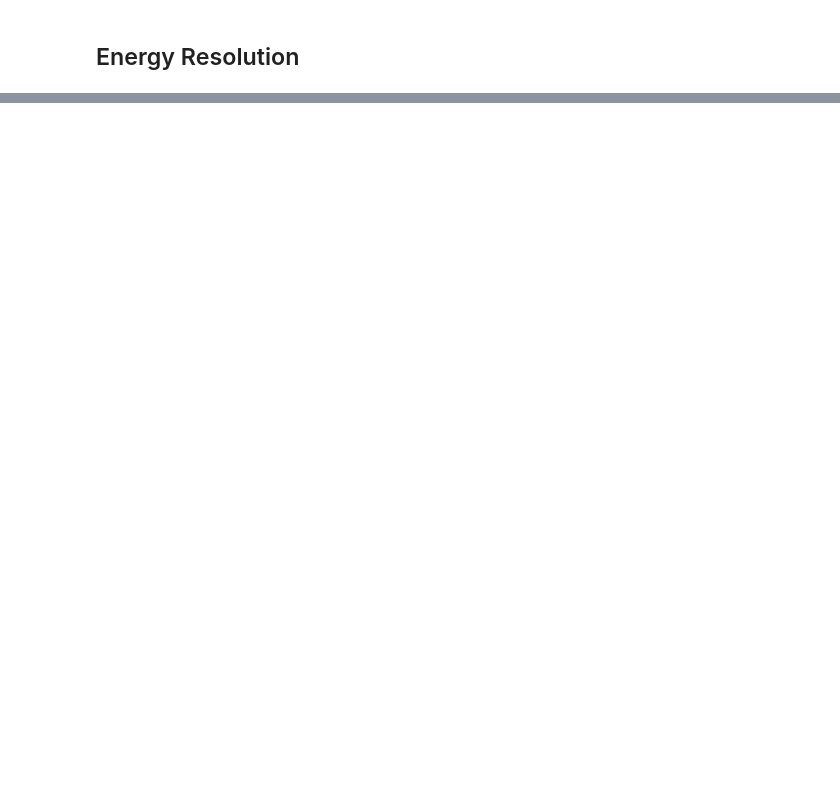
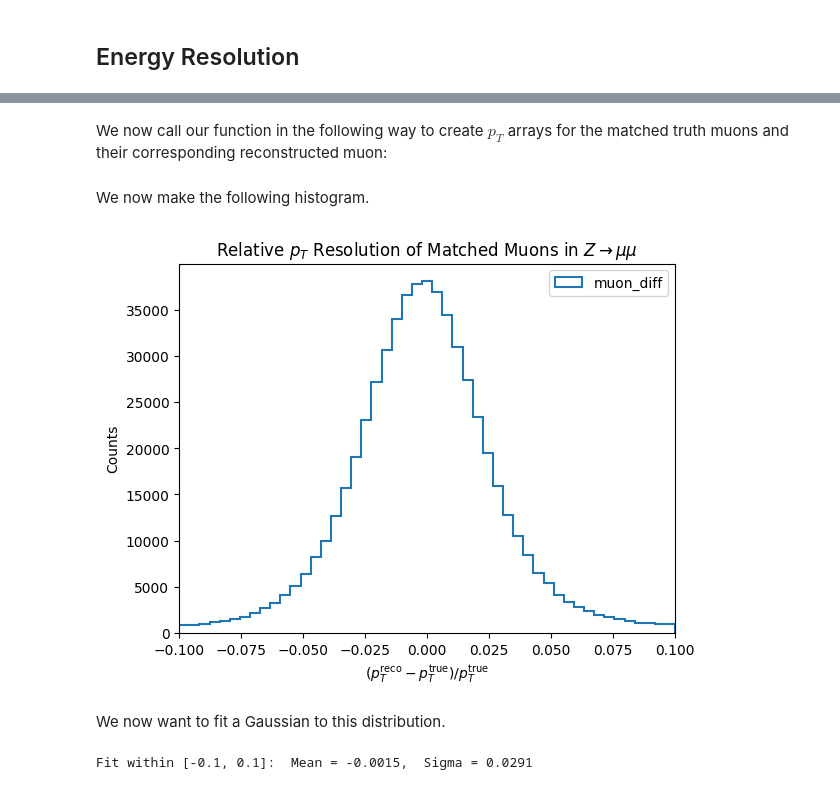
Before and after one commit to atlas-outreach-data-tools/notebooks-collection-opendata, a Jupyter notebook: 13-TeV-examples/uproot_python/detector_resolution.ipynb, the cells around one changed output, grey strips where cells are left out. Saved outputs shown, nothing was run; the diff lists cells and outputs as text; code cells hidden in the pictures; blank space fills up the shorter version.

Commit message:
Latest Update to Detector Resolution Notebook
I have made revisions to this notebook based off of Zach's comments. I started working on the coding section, but there is still some work to be done.

```diff
--- a/13-TeV-examples/uproot_python/detector_resolution.ipynb
+++ b/13-TeV-examples/uproot_python/detector_resolution.ipynb
@@ -72,0 +324,13 @@ where $M$ is ... and $p_T$ is ...
+# %%
+for array in tree.iterate(lep_variables, library="ak"):
+    # Creating arrays for truth_muon_pt, truth_muon_eta, and truth_muon_phi variables
+    lep_pt = array["lep_pt"]
+    lep_eta = array["lep_eta"]
+    lep_phi = array["lep_phi"]
+    lep_type = array["lep_type"]
+# %%
+# Flatten to treat all muons across all events as one big list
+lep_pt_flat = ak.flatten(lep_pt)
+lep_eta_flat = ak.flatten(lep_eta)
+lep_phi_flat = ak.flatten(lep_phi)
+lep_type_flat = ak.flatten(lep_type)
@@ -72,0 +339,8 @@ where $M$ is ... and $p_T$ is ...
+# %%
+# Create a mask to select only muons (13)
+muon_mask = (lep_type_flat) == 13
+
+# Apply the mask to each array
+lep_muon_pt = lep_pt_flat[muon_mask]
+lep_muon_eta = lep_eta_flat[muon_mask]
+lep_muon_phi = lep_phi_flat[muon_mask]
@@ -72,0 +390,42 @@ where $M$ is ... and $p_T$ is ...
+# %% [markdown]
+We now call our function in the following way to create $p_T$ arrays for the matched truth muons and their corresponding reconstructed muon:
+# %%
+matched_truth_pt, matched_reco_pt = matched(muon_masked_pt, muon_masked_eta, muon_masked_phi, lep_muon_pt, lep_muon_eta, lep_muon_phi)
+# %% [markdown]
+We now make the following histogram.
+# %%
+# Data to plot on histogram
+muon_diff = (matched_reco_pt - matched_truth_pt) / matched_truth_pt
+
+# Set bin size
+bins = np.linspace(-0.1, 0.1, 50)  # 10 bins from 0 to 50 GeV (bin size = 5 GeV)
+
+# Plot histograms
+plt.hist(muon_diff, bins=bins, histtype='step', linewidth=1.5, label='muon_diff')
+
+# Set x-axis range
+plt.xlim(-0.1, 0.1)
+
+# Add labels and legend
+plt.xlabel(r'$(p_T^{\mathrm{reco}} - p_T^{\mathrm{true}}) / p_T^{\mathrm{true}}$')
+plt.ylabel('Counts')
+plt.title(r'Relative $p_T$ Resolution of Matched Muons in $Z \to \mu \mu$')
+plt.legend()
+
+plt.show()
+# %% [output]
+[figure, added]
+# %% [markdown]
+We now want to fit a Gaussian to this distribution.
+# %%
+# Apply a fit range mask: e.g., only keep values between -0.1 and 0.1
+fit_range_mask = (muon_diff > -0.1) & (muon_diff < 0.1)
+muon_diff_core = muon_diff[fit_range_mask]
+
+# Now fit a Gaussian to just the core region
+mu, sigma = norm.fit(muon_diff_core)
+
+# Print the result
+print(f"Fit within [-0.1, 0.1]:  Mean = {mu:.4f},  Sigma = {sigma:.4f}")
+# %% [output]
+Fit within [-0.1, 0.1]:  Mean = -0.0015,  Sigma = 0.0291
```
Also changed, not shown: parts of 97 cells of this notebook.
